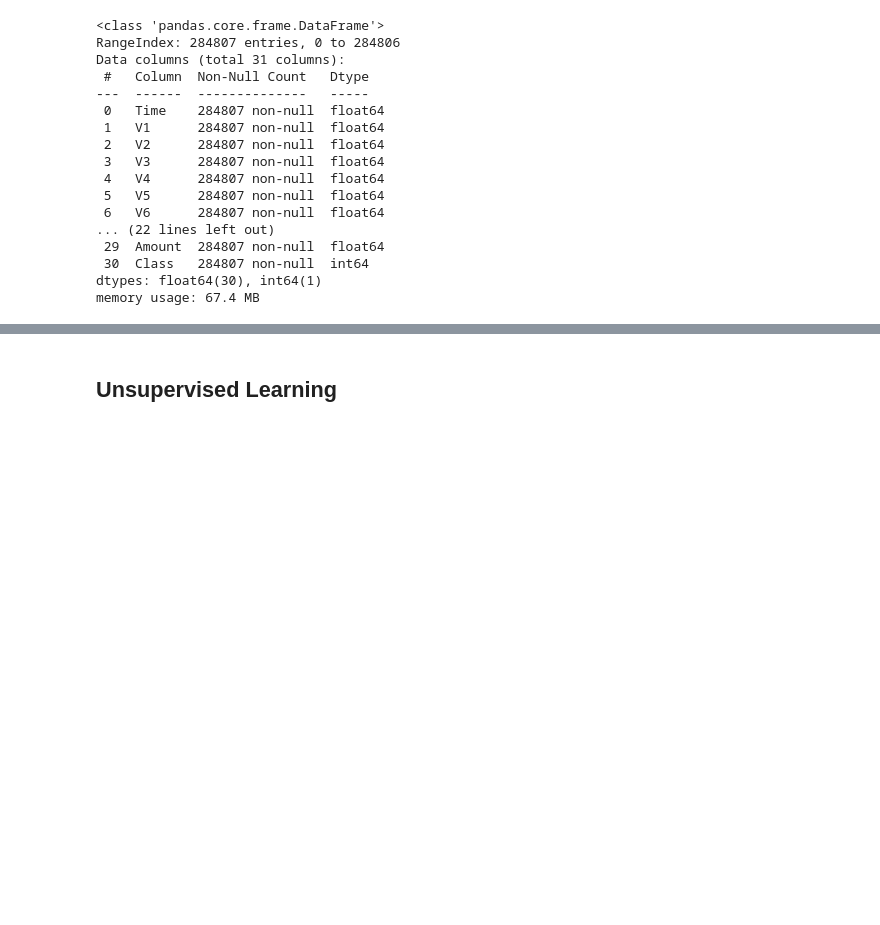
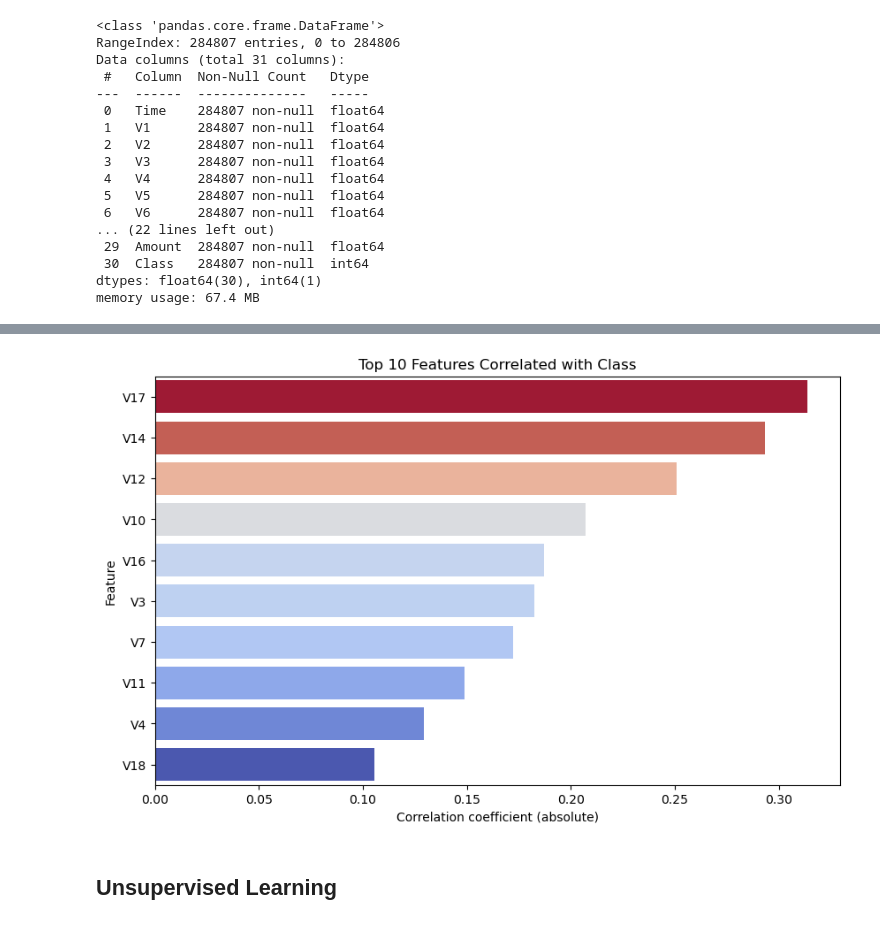
Before and after one commit to luckydoglou/ml-projects, a Jupyter notebook: anomaly-detection/v0/anomaly-detection-v0.ipynb, the cells around one changed output, grey strips where cells are left out. Drawn from its saved outputs; the diff is of its cells as text; code cells hidden in the pictures; blank space fills up the shorter version.

```diff
--- a/anomaly-detection/v0/anomaly-detection-v0.ipynb
+++ b/anomaly-detection/v0/anomaly-detection-v0.ipynb
@@ -124,3 +255,16 @@ memory usage: 67.4 MB
+# %%
+# Top 10 features most correlated with fraud
+corr_target = corr['Class'].drop('Class')
+top_features = corr_target.abs().sort_values(ascending=False).head(10)
+
+plt.figure(figsize=(10, 6))
+sns.barplot(x=top_features.values, y=top_features.index, palette='coolwarm', hue=top_features.values, legend=False)
+plt.title('Top 10 Features Correlated with Class')
+plt.xlabel("Correlation coefficient (absolute)")
+plt.ylabel('Feature')
+plt.show()
+# %% [output]
+[figure, added]
 # %% [markdown]
 <a name='Unsupervised-Learning'></a>
 ## Unsupervised Learning
```
Also changed, not shown: parts of 10 cells of this notebook.
